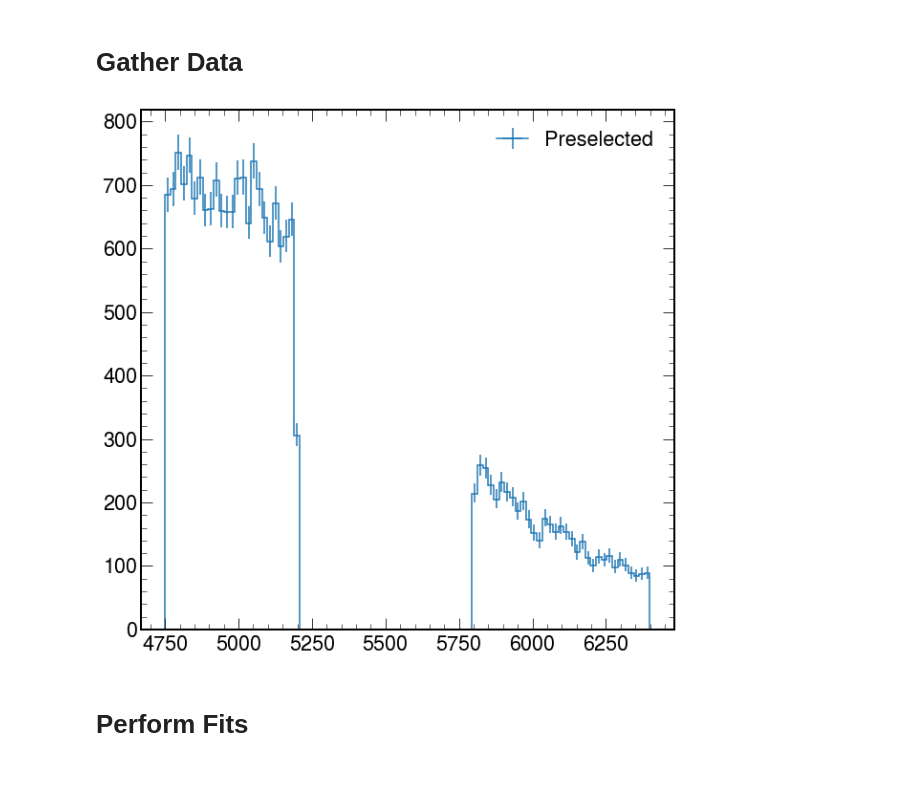
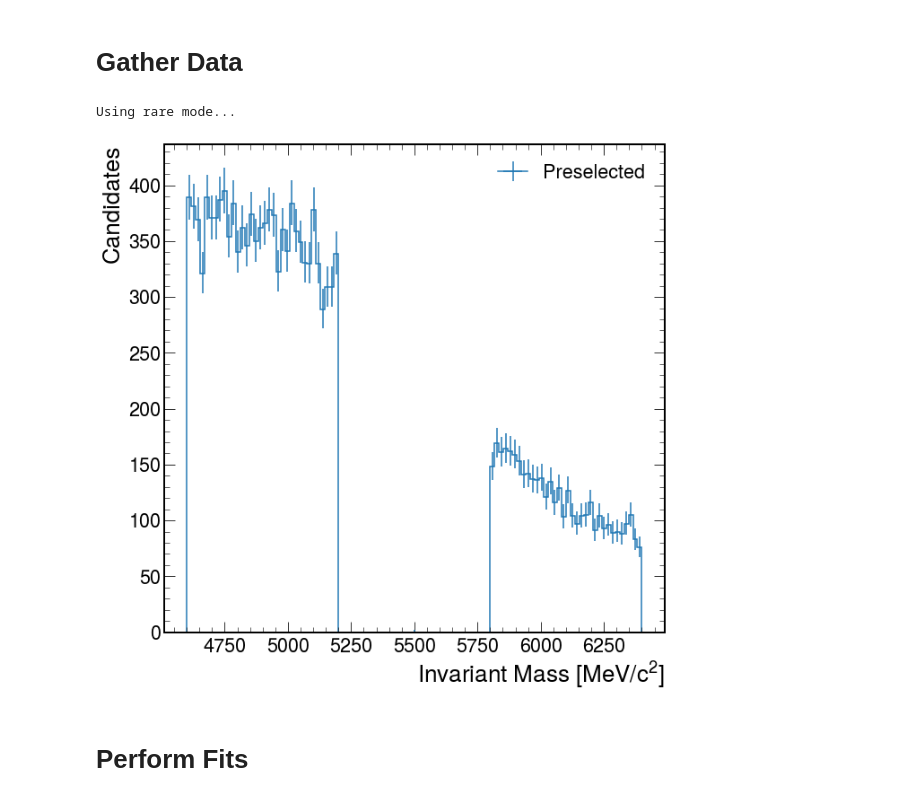
Before and after one commit to ChandlerKenworthy/Y4RareDecayProject, a Jupyter notebook: background_fitting/BgUsingZFit.ipynb, the cells around one changed output. Saved outputs shown, nothing was run; the diff lists cells and outputs as text; code cells hidden in the pictures.

```diff
--- a/background_fitting/BgUsingZFit.ipynb
+++ b/background_fitting/BgUsingZFit.ipynb
@@ -15,26 +15,35 @@ plt.style.use([hep.style.ROOT, hep.style.firamath])
 # %% [markdown]
 # Gather Data
+# %%
+useNormalisation = False
 # %%
-preselected = pd.read_csv('../data_files/8.0.1/all.csv', index_col=[0])
-preselected = preselected[preselected['Lb_M'].between(4750, 6400)]
-preselected = preselected['Lb_M'][np.logical_and(preselected['category'] == 0, preselected['IsSimulated'] == False)].to_numpy()
-# Only keep the background events
-
-#nopreselected = pd.read_csv('../data_files/9.1.1/all.csv', index_col=[0])
-#nopreselected = nopreselected[np.logical_or(nopreselected['Lb_M'].between(4600, 5200), nopreselected['Lb_M'].between(5800, 6400))]
-# Apply the mass range restriction as it has not been done
-#nopreselected = nopreselected['Lb_M'][nopreselected['category'] == 0].to_numpy()
-# Only keep the background events
+if useNormalisation:
+    preselected = pd.read_csv('../data_files/8.0.1/all.csv', index_col=[0])
+    preselected = preselected[preselected['Lb_M'].between(4750, 6400)]
+    preselected = preselected['Lb_M'][np.logical_and(preselected['category'] == 0, preselected['IsSimulated'] == False)].to_numpy()
+    # Only keep the background events
+else:
+    print("Using rare mode...")
+    preselected = pd.read_csv('../data_files/9.0.1/all.csv', index_col=[0])
+    preselected = preselected[np.logical_or(preselected['Lb_M'].between(4600, 5200), preselected['Lb_M'].between(5800, 6400))]
+    # Apply the mass range restriction as it has not been done
+    preselected = preselected['Lb_M'][preselected['category'] == 0].to_numpy()
+    # Only keep the background events
+# %% [output]
+Using rare mode...
 # %%
 fig, ax = plt.subplots(1, 1)
-fpre, bins = np.histogram(preselected, bins=90)
+bins = np.concatenate([np.linspace(4600, 5200, 35), np.linspace(5800, 6400, 35)])
+fpre, bins = np.histogram(preselected, bins=bins)
 #fnpre, _ = np.histogram(nopreselected, bins=bins)
 #hep.histplot([fnpre, fpre], bins=bins, yerr=True, ax=ax, label=['No Preselection', 'Preselected'])
 hep.histplot(fpre, bins=bins, yerr=True, ax=ax, label='Preselected')
+plt.xlabel(r'Invariant Mass [$MeV/c^2$]')
+plt.ylabel('Candidates')
 plt.legend()
 plt.show()
 # %% [output]
-[figure, old version]
+[figure, new version]
 # %% [markdown]
 # Perform Fits
 # %%
```
Also changed, not shown: parts of 10 cells of this notebook, 6 other files.
